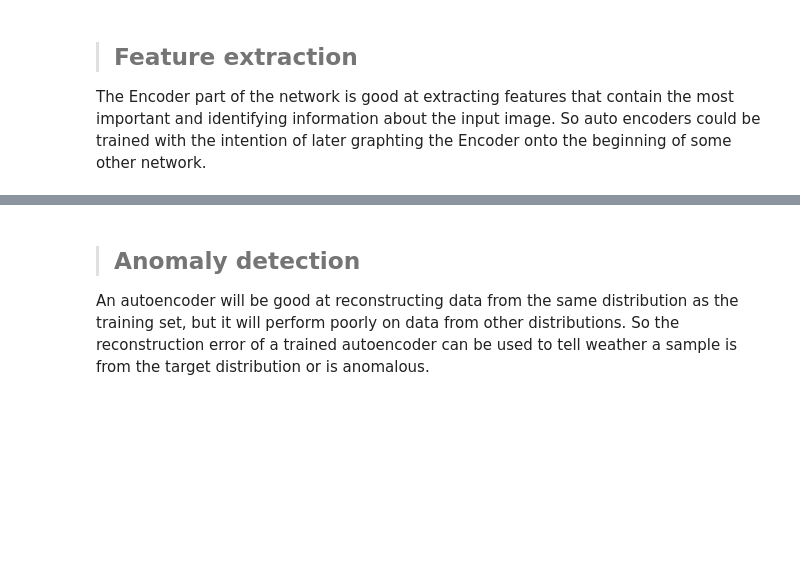
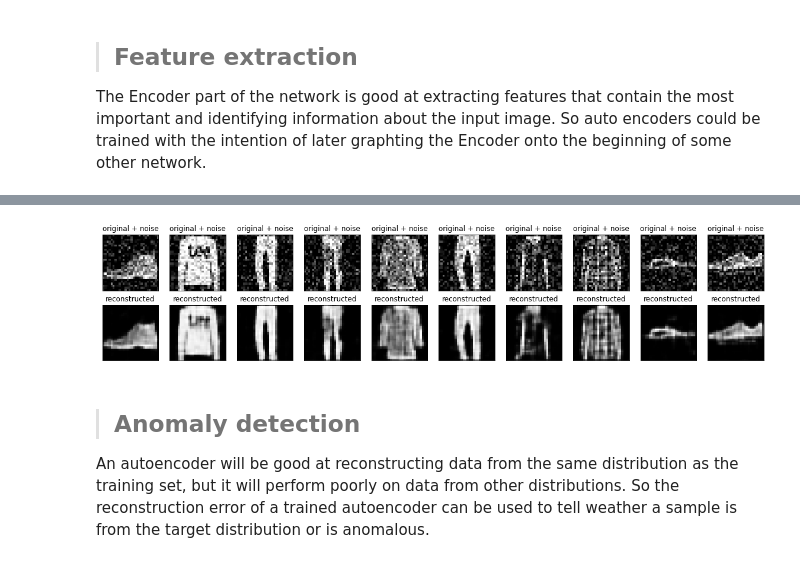
Before and after one commit to Spring2022IndependentStudy/WeeklyNotes, a Jupyter notebook: Unit_4/Autoencoder.ipynb, the cells around one changed output, grey strips where cells are left out. Drawn from its saved outputs; the diff is of its cells as text; code cells hidden in the pictures; blank space fills up the shorter version.

```diff
--- a/Unit_4/Autoencoder.ipynb
+++ b/Unit_4/Autoencoder.ipynb
@@ -117,0 +273,5 @@ This is an interesting application for autoencoders, the model is fed the origin
+# %%
+denoiser.fit(x_train_noisy, x_train,
+                epochs=10,
+                shuffle=True,
+                validation_data=(x_test_noisy, x_test))
@@ -118,3 +300,28 @@ This is an interesting application for autoencoders, the model is fed the origin
+# %%
+decoded_imgs = denoiser(x_test_noisy)
+# %%
+n = 10
+plt.figure(figsize=(20, 4))
+for i in range(n):
+
+    # display original + noise
+    ax = plt.subplot(2, n, i + 1)
+    plt.title("original + noise")
+    plt.imshow(tf.squeeze(x_test_noisy[i]))
+    plt.gray()
+    ax.get_xaxis().set_visible(False)
+    ax.get_yaxis().set_visible(False)
+
+    # display reconstruction
+    bx = plt.subplot(2, n, i + n + 1)
+    plt.title("reconstructed")
+    plt.imshow(tf.squeeze(decoded_imgs[i]))
+    plt.gray()
+    bx.get_xaxis().set_visible(False)
+    bx.get_yaxis().set_visible(False)
+plt.show()
+# %% [output]
+[figure, added]
 # %% [markdown]
 >## Anomaly detection
 An autoencoder will be good at reconstructing data from the same distribution as the training set, but it will perform poorly on data from other distributions. So the reconstruction error of a trained autoencoder can be used to tell weather a sample is from the target distribution or is anomalous.
```
Also changed, not shown: parts of 32 cells of this notebook, 1 other file.
